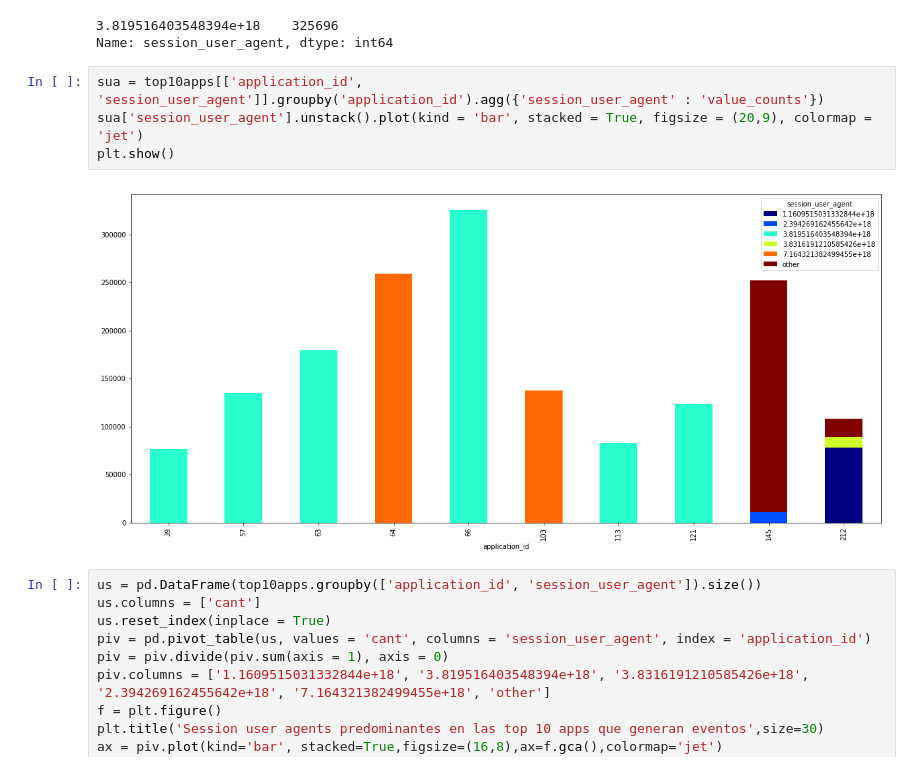
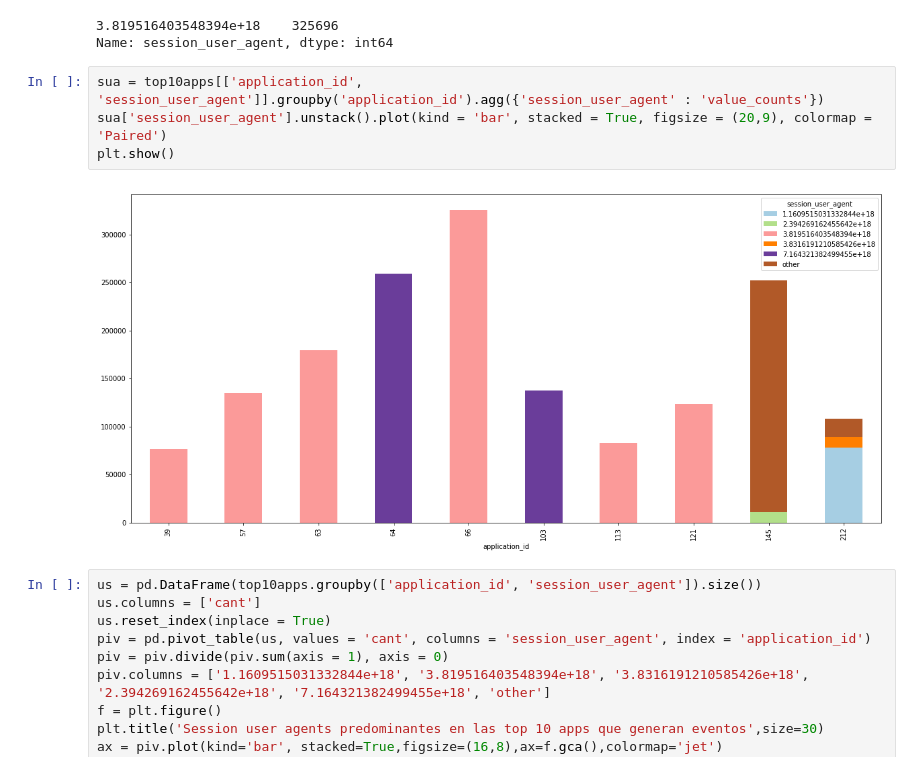
Before and after one commit to shizus/7506-1c2019, a Jupyter notebook: scripts/events.ipynb, the cells around one changed output. Drawn from its saved outputs; the diff is of its cells as text.

```diff
--- a/scripts/events.ipynb
+++ b/scripts/events.ipynb
@@ -677,10 +675,10 @@ See the caveats in the documentation: http://pandas.pydata.org/pandas-docs/stabl
 Name: session_user_agent, dtype: int64
 # %%
 sua = top10apps[['application_id', 'session_user_agent']].groupby('application_id').agg({'session_user_agent' : 'value_counts'})
-sua['session_user_agent'].unstack().plot(kind = 'bar', stacked = True, figsize = (20,9), colormap = 'jet')
+sua['session_user_agent'].unstack().plot(kind = 'bar', stacked = True, figsize = (20,9), colormap = 'Paired')
 plt.show()
 # %% [output]
-[figure, old version]
+[figure, new version]
 # %%
 us = pd.DataFrame(top10apps.groupby(['application_id', 'session_user_agent']).size())
 us.columns = ['cant']
```
Also changed, not shown: parts of 22 cells of this notebook.
